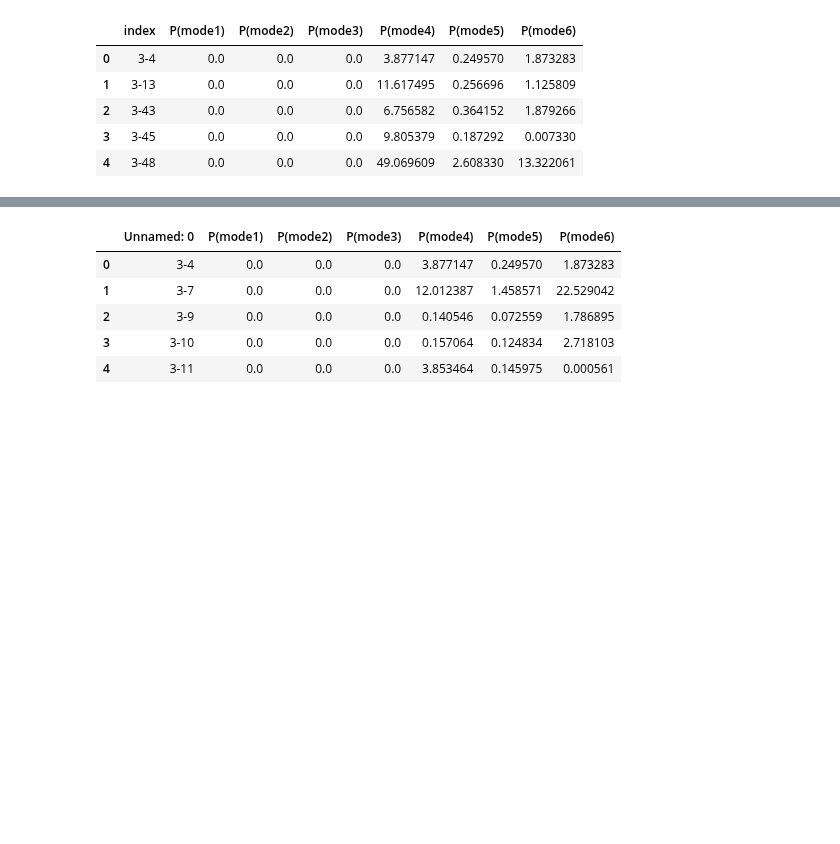
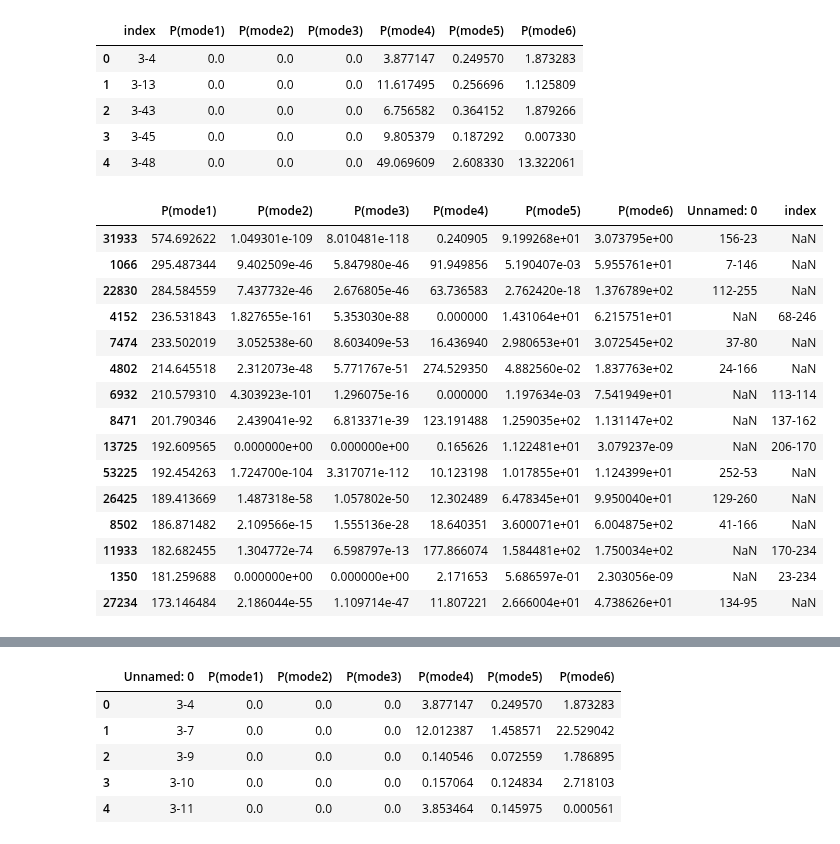
Before and after one commit to Rufei-Sheng/Manhattan-Congestion-Surcharge-Capstone, a Jupyter notebook: modeling/modeling_scenario_2.ipynb, the cells around one changed output, grey strips where cells are left out. Drawn from its saved outputs; the diff is of its cells as text; code cells hidden in the pictures; blank space fills up the shorter version.

```diff
--- a/modeling/modeling_scenario_2.ipynb
+++ b/modeling/modeling_scenario_2.ipynb
@@ -271,3 +271,22 @@ predict_choice2.head()
 | 2 | 3-43 | 0.0 | 0.0 | 0.0 | 6.756582 | 0.364152 | 1.879266 |
 | 3 | 3-45 | 0.0 | 0.0 | 0.0 | 9.805379 | 0.187292 | 0.007330 |
 | 4 | 3-48 | 0.0 | 0.0 | 0.0 | 49.069609 | 2.608330 | 13.322061 |
+# %%
+predict_choice2.sort_values('P(mode1)',ascending=False).head(15)
+# %% [output]
+|  | P(mode1) | P(mode2) | P(mode3) | P(mode4) | P(mode5) | P(mode6) | Unnamed: 0 | index |
+| 31933 | 574.692622 | 1.049301e-109 | 8.010481e-118 | 0.240905 | 9.199268e+01 | 3.073795e+00 | 156-23 | NaN |
+| 1066 | 295.487344 | 9.402509e-46 | 5.847980e-46 | 91.949856 | 5.190407e-03 | 5.955761e+01 | 7-146 | NaN |
+| 22830 | 284.584559 | 7.437732e-46 | 2.676805e-46 | 63.736583 | 2.762420e-18 | 1.376789e+02 | 112-255 | NaN |
+| 4152 | 236.531843 | 1.827655e-161 | 5.353030e-88 | 0.000000 | 1.431064e+01 | 6.215751e+01 | NaN | 68-246 |
+| 7474 | 233.502019 | 3.052538e-60 | 8.603409e-53 | 16.436940 | 2.980653e+01 | 3.072545e+02 | 37-80 | NaN |
+| 4802 | 214.645518 | 2.312073e-48 | 5.771767e-51 | 274.529350 | 4.882560e-02 | 1.837763e+02 | 24-166 | NaN |
+| 6932 | 210.579310 | 4.303923e-101 | 1.296075e-16 | 0.000000 | 1.197634e-03 | 7.541949e+01 | NaN | 113-114 |
+| 8471 | 201.790346 | 2.439041e-92 | 6.813371e-39 | 123.191488 | 1.259035e+02 | 1.131147e+02 | NaN | 137-162 |
+| 13725 | 192.609565 | 0.000000e+00 | 0.000000e+00 | 0.165626 | 1.122481e+01 | 3.079237e-09 | NaN | 206-170 |
+| 53225 | 192.454263 | 1.724700e-104 | 3.317071e-112 | 10.123198 | 1.017855e+01 | 1.124399e+01 | 252-53 | NaN |
+| 26425 | 189.413669 | 1.487318e-58 | 1.057802e-50 | 12.302489 | 6.478345e+01 | 9.950040e+01 | 129-260 | NaN |
+| 8502 | 186.871482 | 2.109566e-15 | 1.555136e-28 | 18.640351 | 3.600071e+01 | 6.004875e+02 | 41-166 | NaN |
+| 11933 | 182.682455 | 1.304772e-74 | 6.598797e-13 | 177.866074 | 1.584481e+02 | 1.750034e+02 | NaN | 170-234 |
+| 1350 | 181.259688 | 0.000000e+00 | 0.000000e+00 | 2.171653 | 5.686597e-01 | 2.303056e-09 | NaN | 23-234 |
+| 27234 | 173.146484 | 2.186044e-55 | 1.109714e-47 | 11.807221 | 2.666004e+01 | 4.738626e+01 | 134-95 | NaN |
```
Also changed, not shown: parts of 1 cell of this notebook, 1 other file.
